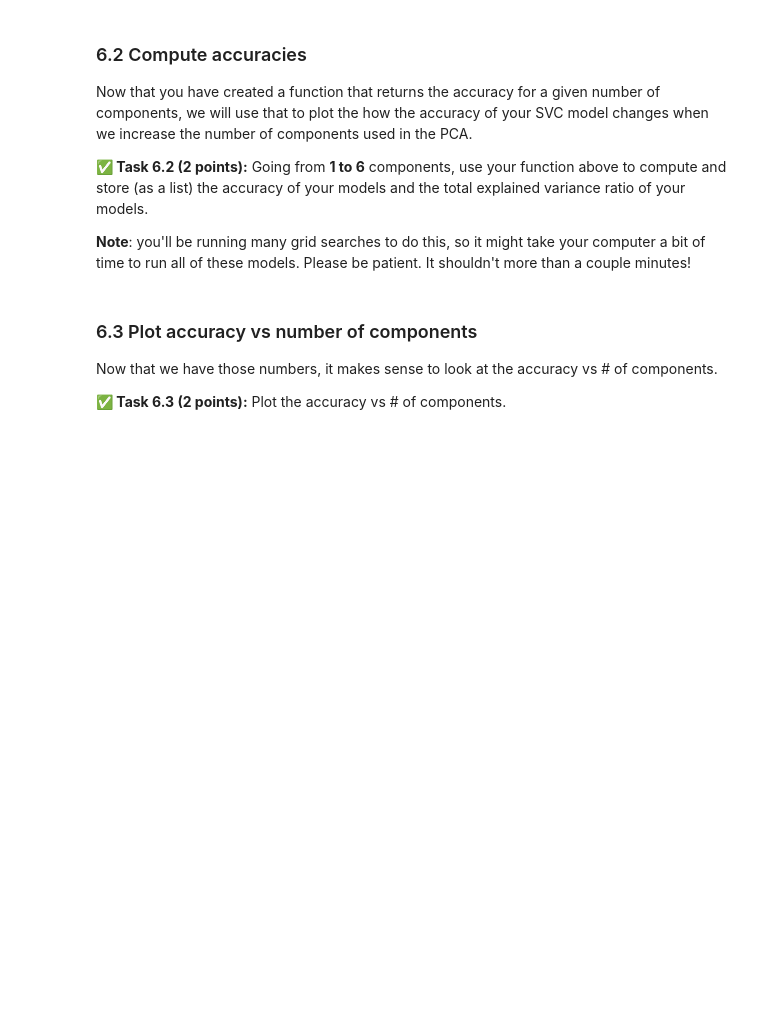
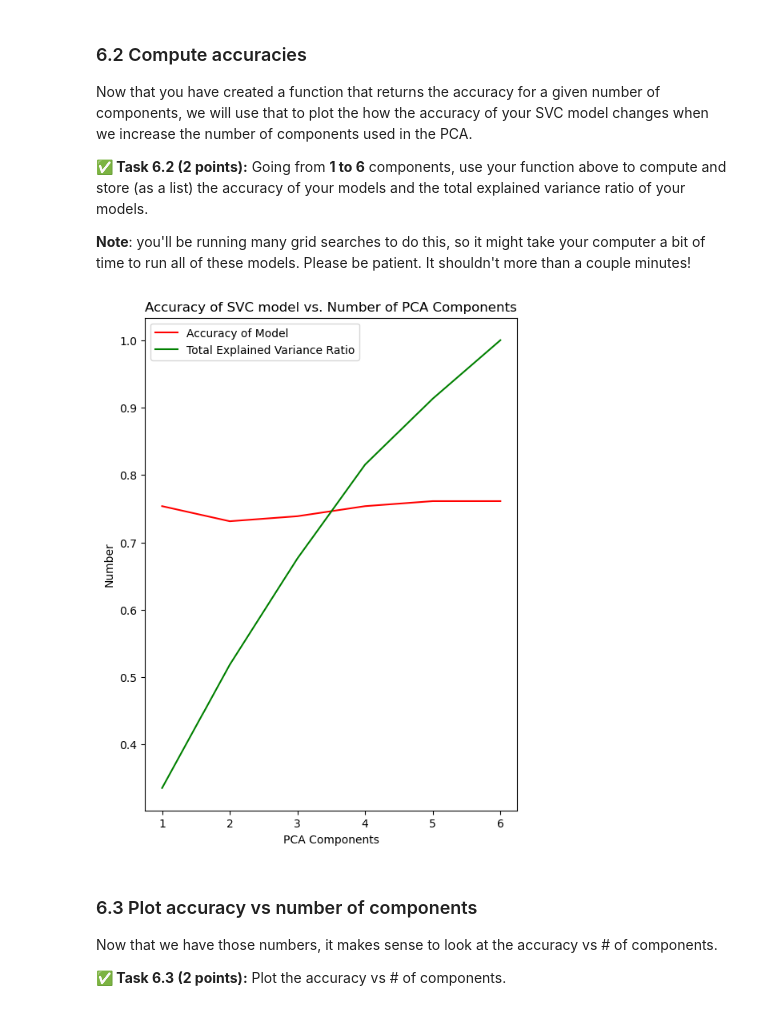
Before and after one commit to rags45/CMSE202-f23-turnin, a Jupyter notebook: hw-04/HW-04_PerceptronSVMandPCA-STUDENT.ipynb, the cells around one changed output. Cells and saved outputs as stored; diff of their text form; code cells hidden in the pictures; blank space fills up the shorter version.

```diff
--- a/hw-04/HW-04_PerceptronSVMandPCA-STUDENT.ipynb
+++ b/hw-04/HW-04_PerceptronSVMandPCA-STUDENT.ipynb
@@ -498,3 +498,21 @@ and it should **return** the accuracy score for an SVC model fit to pca transfor
+# %%
+# Put your code here
+def pcafunction(comp, xtrain, xtest, ytrain, ytest):
+
+    pca = PCA(n_components=comp)
+
+    training_pca = pca.fit_transform(xtrain)
+    testing_pca = pca.transform(xtest)
+
+    svc = SVC()
+    svc.fit(training_pca, ytrain)
+
+    predictLabels = svc.predict(testing_pca)
+    score = accuracy_score(ytest, predictLabels)
+
+    totalVar = sum(pca.explained_variance_ratio_)
+
+    return score, totalVar
 # %% [markdown]
 ### 6.2 Compute accuracies
 
@@ -508,3 +524,25 @@ Now that you have created a function that returns the accuracy for a given numbe
+# %%
+# Put your code here
+accuracyLst = []
+variancesLst = []
+
+for comp in range(1, 7):
+    score, totalVar = pcafunction(comp, xtrain, xtest, ytrain, ytest)
+    accuracyLst.append(score)
+    variancesLst.append(totalVar)
+
+x = [1,2,3,4,5,6]
+plt.figure(figsize=(6, 8))
+plt.plot(x, accuracyLst, color='red', label='Accuracy of Model')
+plt.plot(x, variancesLst, color = 'green', label='Total Explained Variance Ratio')
+plt.title('Accuracy of SVC model vs. Number of PCA Components')
+plt.xlabel('PCA Components')
+plt.ylabel('Number')
+plt.xticks(x)
+plt.legend()
+plt.show()
+# %% [output]
+[figure, added]
 # %% [markdown]
 ### 6.3 Plot accuracy vs number of components
 
```
Also changed, not shown: parts of 17 cells of this notebook.
